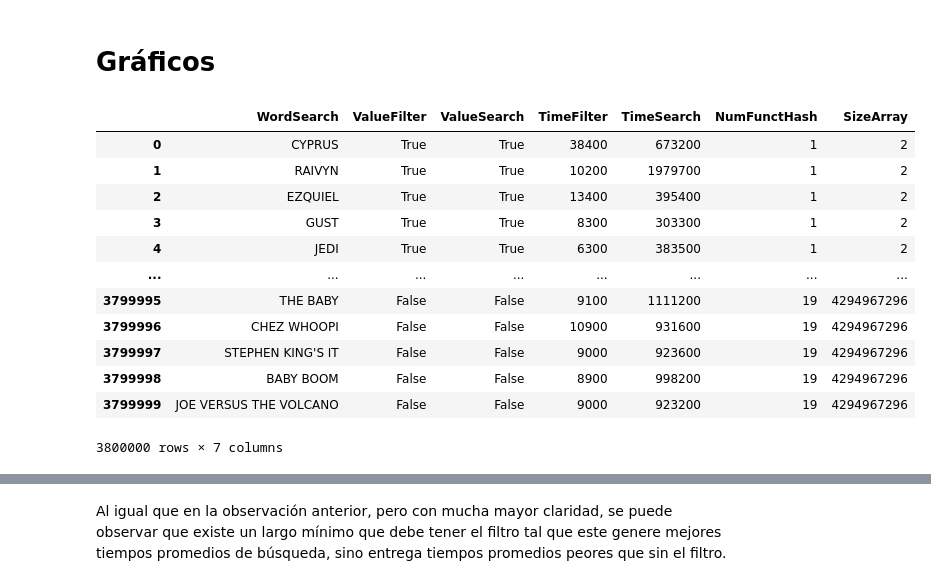
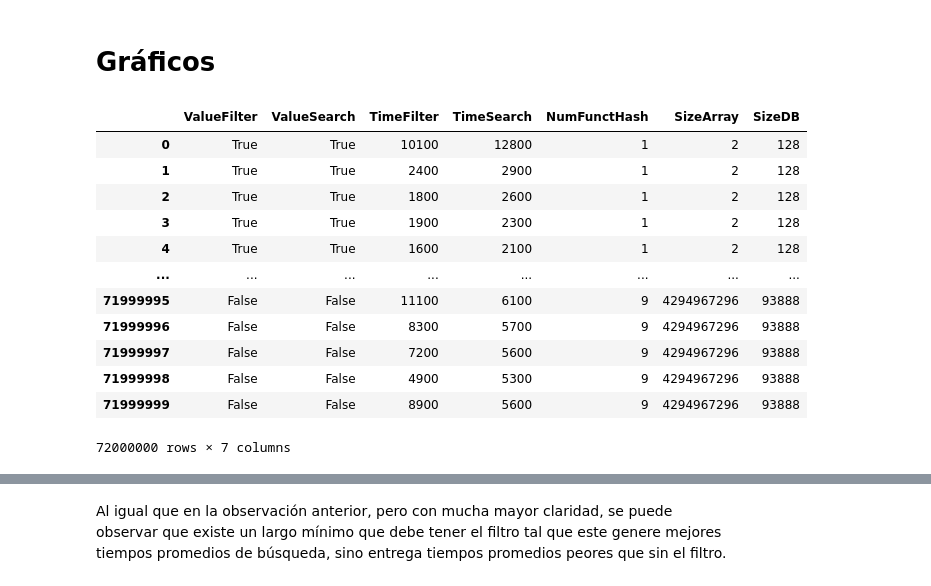
Before and after one commit to MrChurrasco/Tarea3Log, a Jupyter notebook: main.ipynb, the cells around one changed output, grey strips where cells are left out. Cells and saved outputs as stored; diff of their text form; code cells hidden in the pictures.

```diff
--- a/main.ipynb
+++ b/main.ipynb
@@ -219,27 +250,27 @@ df.to_csv("resultados.txt", index=False)
 # %% [markdown]
 # Gráficos
 # %%
-dataset = pd.read_csv("resultados.txt", dtype={"WordSearch":"string",
-                                               "ValueFilter":np.bool_,
+dataset = pd.read_csv("resultados.txt", dtype={"ValueFilter":np.bool_,
                                                "ValueSearch":np.bool_,
                                                "TimeFilter":np.uint64,
                                                "TimeSearch":np.uint64,
-                                               "NumFunctHash": np.uint64,
+                                               "NumFunctHash": np.uint32,
                                                "SizeArray": np.uint64,
+                                               "SizeDB": np.uint32,
                                                },
                       )
 dataset
 # %% [output]
-|  | WordSearch | ValueFilter | ValueSearch | TimeFilter | TimeSearch | NumFunctHash | SizeArray |
-| 0 | CYPRUS | True | True | 38400 | 673200 | 1 | 2 |
-| 1 | RAIVYN | True | True | 10200 | 1979700 | 1 | 2 |
-| 2 | EZQUIEL | True | True | 13400 | 395400 | 1 | 2 |
-| 3 | GUST | True | True | 8300 | 303300 | 1 | 2 |
-| 4 | JEDI | True | True | 6300 | 383500 | 1 | 2 |
+|  | ValueFilter | ValueSearch | TimeFilter | TimeSearch | NumFunctHash | SizeArray | SizeDB |
+| 0 | True | True | 10100 | 12800 | 1 | 2 | 128 |
+| 1 | True | True | 2400 | 2900 | 1 | 2 | 128 |
+| 2 | True | True | 1800 | 2600 | 1 | 2 | 128 |
+| 3 | True | True | 1900 | 2300 | 1 | 2 | 128 |
+| 4 | True | True | 1600 | 2100 | 1 | 2 | 128 |
 | ... | ... | ... | ... | ... | ... | ... | ... |
-| 3799995 | THE BABY | False | False | 9100 | 1111200 | 19 | 4294967296 |
-| 3799996 | CHEZ WHOOPI | False | False | 10900 | 931600 | 19 | 4294967296 |
-| 3799997 | STEPHEN KING'S IT | False | False | 9000 | 923600 | 19 | 4294967296 |
-| 3799998 | BABY BOOM | False | False | 8900 | 998200 | 19 | 4294967296 |
-| 3799999 | JOE VERSUS THE VOLCANO | False | False | 9000 | 923200 | 19 | 4294967296 |
+| 71999995 | False | False | 11100 | 6100 | 9 | 4294967296 | 93888 |
+| 71999996 | False | False | 8300 | 5700 | 9 | 4294967296 | 93888 |
+| 71999997 | False | False | 7200 | 5600 | 9 | 4294967296 | 93888 |
+| 71999998 | False | False | 4900 | 5300 | 9 | 4294967296 | 93888 |
+| 71999999 | False | False | 8900 | 5600 | 9 | 4294967296 | 93888 |
-3800000 rows × 7 columns
+72000000 rows × 7 columns
```
Also changed, not shown: parts of 31 cells of this notebook.
